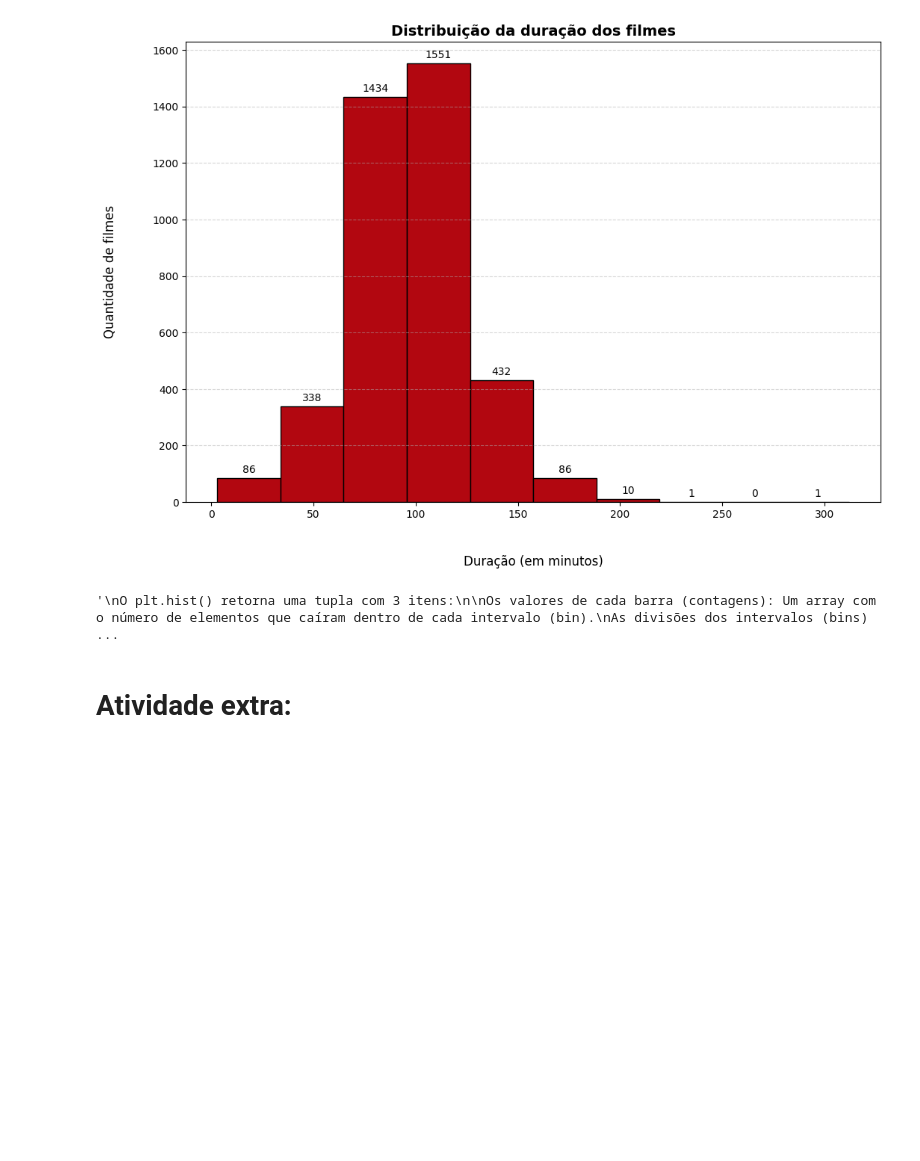
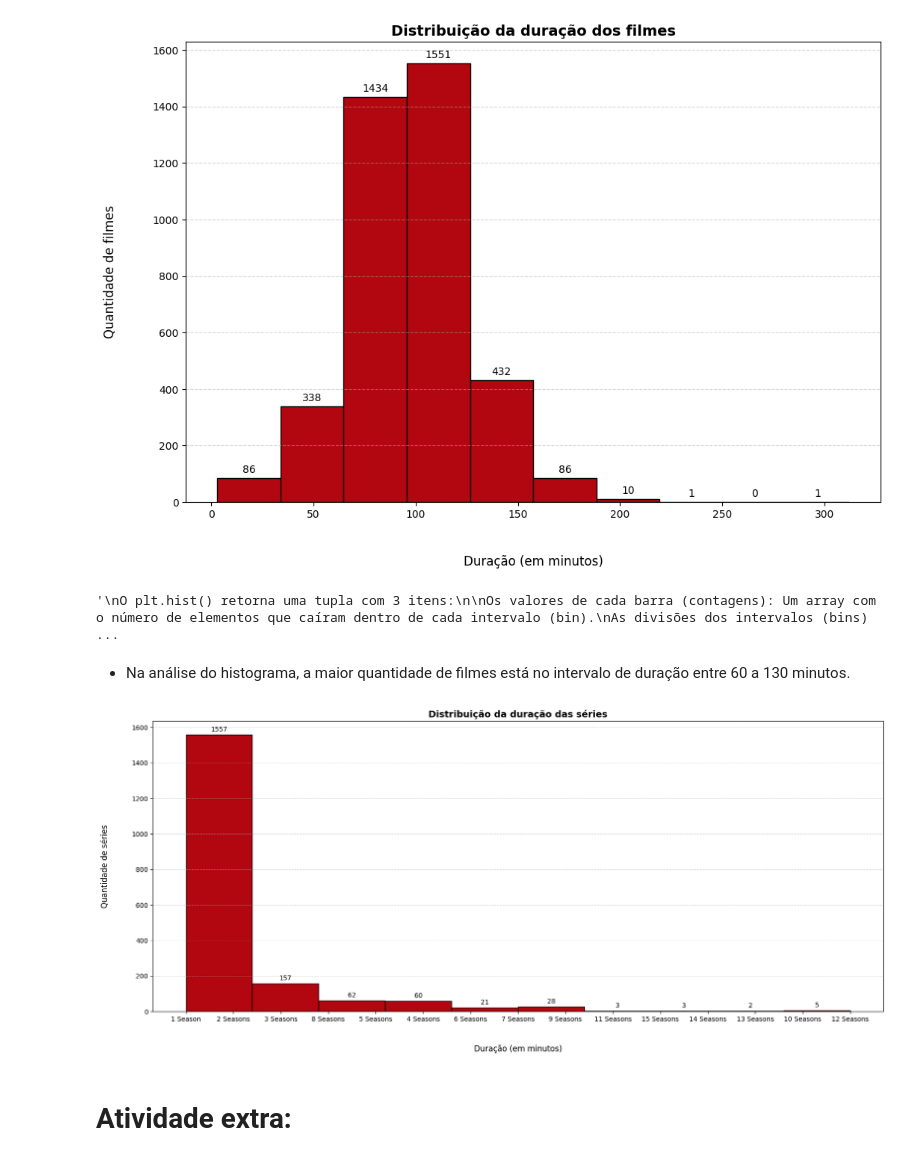
Before and after one commit to i-malur/bootcamp-dados-desafio-python-2, a Jupyter notebook: [OFICIAL]_Challenge_Frequência_e_Medidas.ipynb, the cells around one changed output. Drawn from its saved outputs; the diff is of its cells as text; code cells hidden in the pictures; blank space fills up the shorter version.

```diff
--- a/[OFICIAL]_Challenge_Frequência_e_Medidas.ipynb
+++ b/[OFICIAL]_Challenge_Frequência_e_Medidas.ipynb
@@ -322,6 +321,30 @@ Os objetos visuais das barras (patches): Uma lista de objetos geométricos (ret
 # %% [output]
 [figure]
 '\nO plt.hist() retorna uma tupla com 3 itens:\n\nOs valores de cada barra (contagens): Um array com o número de elementos que caíram dentro de cada intervalo (bin).\nAs divisões dos intervalos (bins) ...
+# %% [markdown]
+* Na análise do histograma, a maior quantidade de filmes está no intervalo de duração entre 60 a 130 minutos.
+# %%
+df_series = df[df['type'] == 'TV Show']
+# %%
+series = df_series['duration'].value_counts().head(10)
+
+# dimensões do histograma
+plt.figure(figsize=(20,8))
+
+# O parâmetro 'bins' define em quantas "barras/faixas" os dados serão divididos
+# para conseguirmos colocar os rótulos em cada barra, usamos _, _, para a variável armazenar o terceiro retorno do plt.hist (ou seja, as barras)
+_, _, histograma_series = plt.hist(df_series['duration'], bins=10, color='#B20710', edgecolor='black')
+
+plt.title('Distribuição da duração das séries', fontsize=14, fontweight='bold') # título do gráfico
+plt.xlabel('\n\nDuração (em minutos)', fontsize=12) # título eixo x
+plt.ylabel('Quantidade de séries\n\n', fontsize=12) # títiulo eixo y
+plt.grid(axis='y', linestyle='--', alpha=0.5) # linhas de grade
+
+plt.bar_label(histograma_series, padding=3) # adicionando rótulos em cima das barras
+
+plt.show() # mostra o histograma
+# %% [output]
+[figure, added]
 # %% [markdown]
 # Atividade extra:
 # %% [markdown]
```
Also changed, not shown: parts of 8 cells of this notebook.
